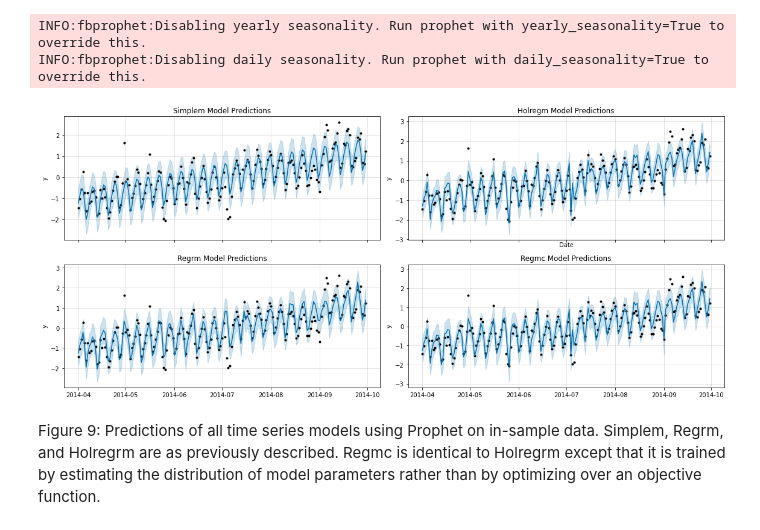
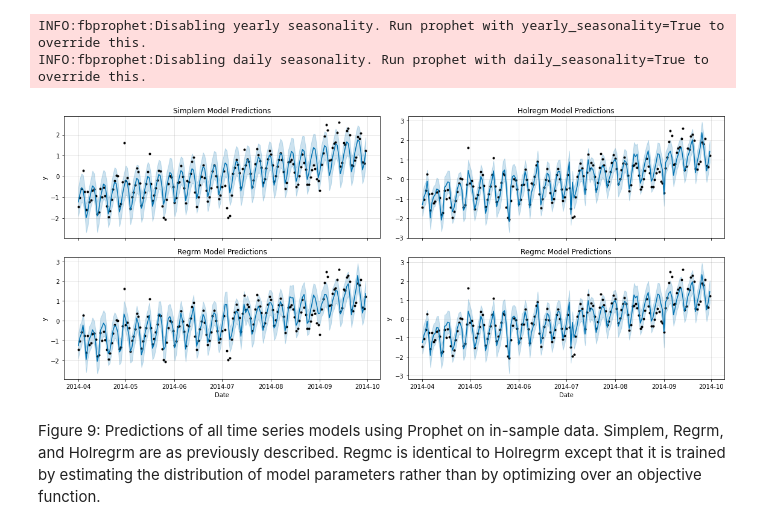
Before and after one commit to colinjhorgan/MLTSA22_CHorgan, a Jupyter notebook: HW4/HW4.ipynb, the cells around one changed output. Cells and saved outputs as stored; diff of their text form; code cells hidden in the pictures.

```diff
--- a/HW4/HW4.ipynb
+++ b/HW4/HW4.ipynb
@@ -303,26 +310,26 @@ INFO:fbprophet:Disabling daily seasonality. Run prophet with daily_seasonality=T
 # %%
 #Plot simplem and regrm predictions
 fig, ((ax1, ax2), (ax3, ax4)) = plt.subplots(2, 2, figsize=(16,7), sharex=True)
 
 simplem.plot(simplemcast, ax=ax1)
 ax1.set_title('Simplem Model Predictions')
 ax1.set_xlabel('')
 
 regrm.plot(regrmcast, ax=ax3)
 ax3.set_title('Regrm Model Predictions')
-ax3.set_xlabel('')
+ax3.set_xlabel('Date')
 
 holregm.plot(holregmcast, ax=ax2)
 ax2.set_title('Holregm Model Predictions')
-ax2.set_xlabel('Date')
+ax2.set_xlabel('')
 
 regmc.plot(regmc_cast, ax=ax4)
 ax4.set_title('Regmc Model Predictions')
-ax4.set_xlabel('')
+ax4.set_xlabel('Date')
 
 fig.tight_layout()
 # %% [output]
-[figure, old version]
+[figure, new version]
 # %% [markdown]
 Figure 9: Predictions of all time series models using Prophet on in-sample data. Simplem, Regrm, and Holregrm are as previously described. Regmc is identical to Holregrm except that it is trained by estimating the distribution of model parameters rather than by optimizing over an objective function.
 # %%
```
Also changed, not shown: parts of 11 cells of this notebook.
